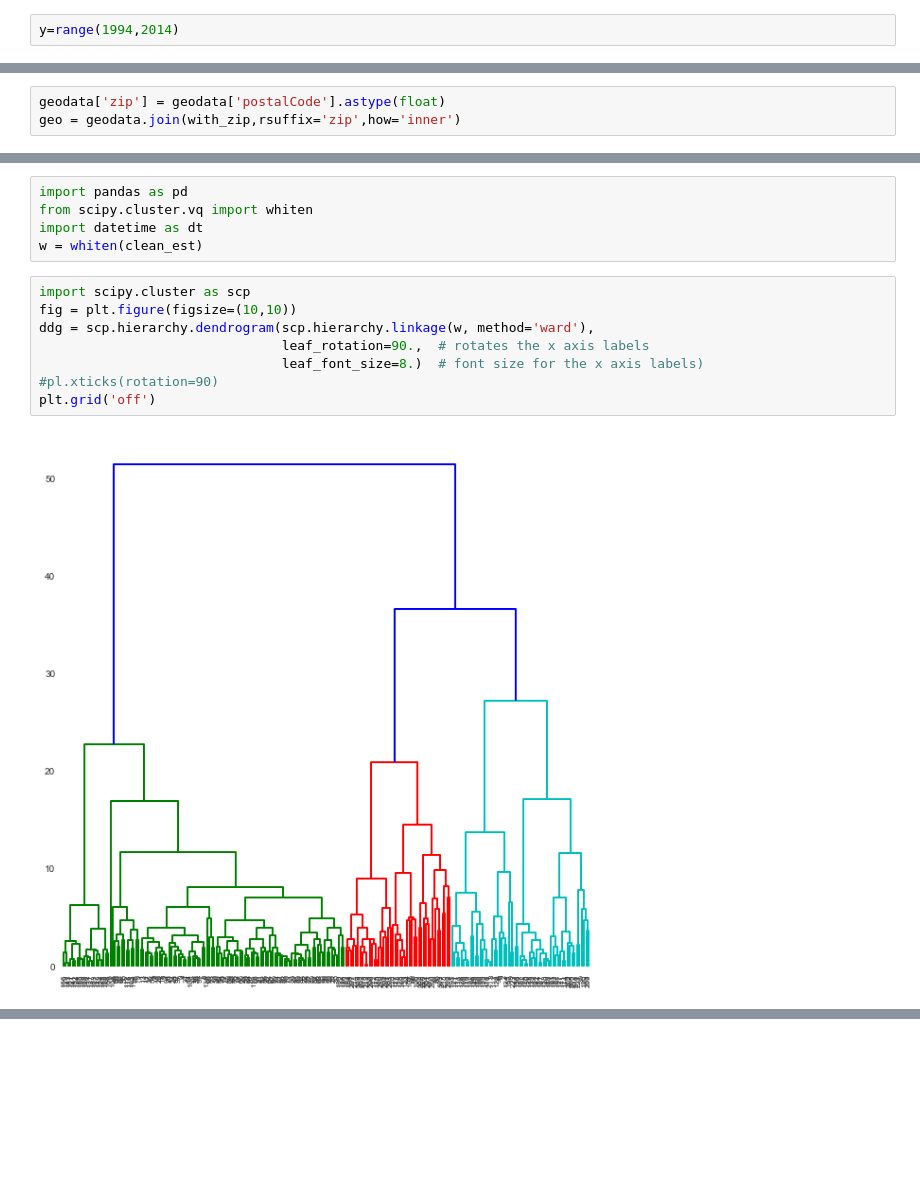
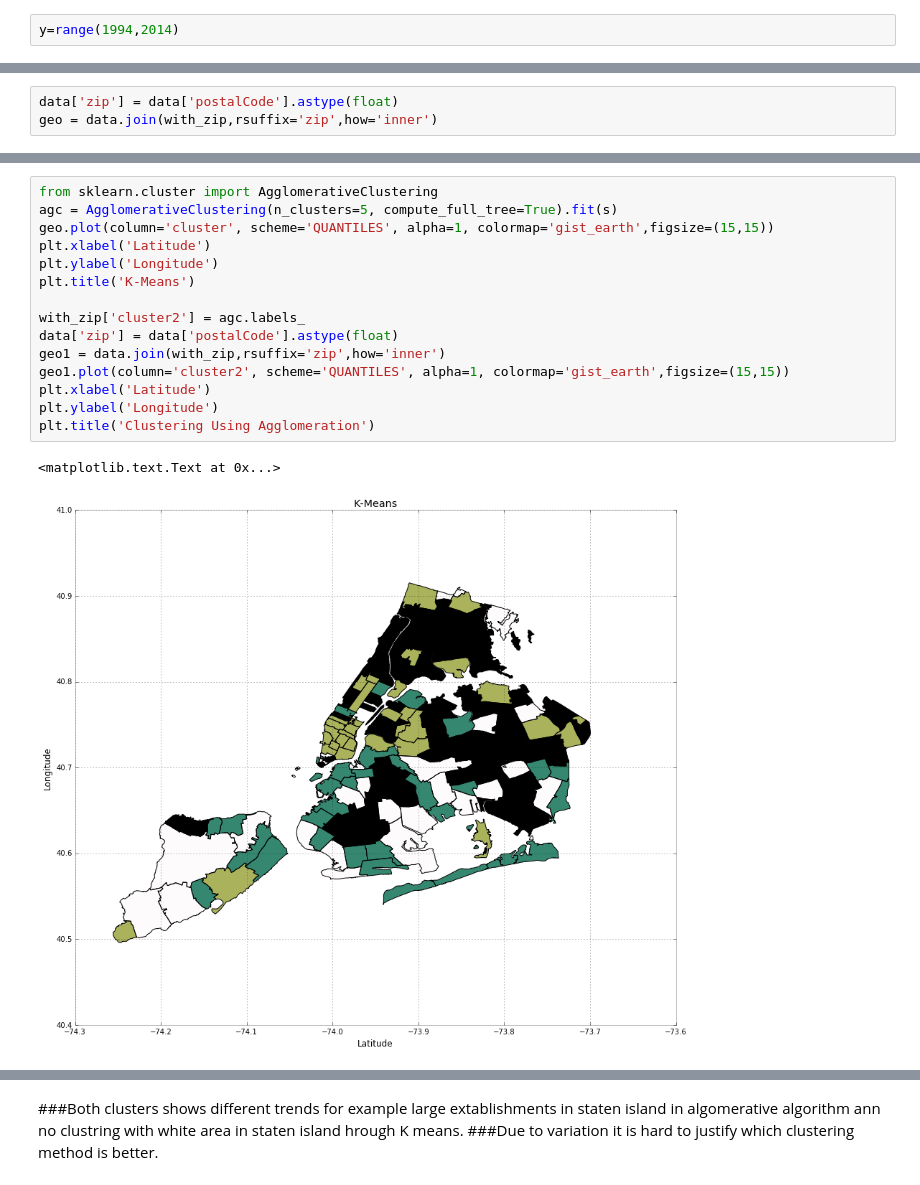
Before and after one commit to nk1877/PUI2015_nkishore, a Jupyter notebook: HW10/HW10.ipynb, the cells around one changed output, grey strips where cells are left out. Drawn from its saved outputs; the diff is of its cells as text; blank space fills up the shorter version.

```diff
--- a/HW10/HW10.ipynb
+++ b/HW10/HW10.ipynb
@@ -225,3 +223,3 @@ for m in range(5):
 # %%
-geodata['zip'] = geodata['postalCode'].astype(float)
-geo = geodata.join(with_zip,rsuffix='zip',how='inner')
+data['zip'] = data['postalCode'].astype(float)
+geo = data.join(with_zip,rsuffix='zip',how='inner')
@@ -254,15 +226,18 @@ plt.title('Clustering Using Agglomeration')
-# %%
-import pandas as pd
-from scipy.cluster.vq import whiten
-import datetime as dt
-w = whiten(clean_est)
-# %%
-import scipy.cluster as scp
-fig = plt.figure(figsize=(10,10))
-ddg = scp.hierarchy.dendrogram(scp.hierarchy.linkage(w, method='ward'),
-                               leaf_rotation=90.,  # rotates the x axis labels
-                               leaf_font_size=8.)  # font size for the x axis labels)
-#pl.xticks(rotation=90)
-plt.grid('off')
-# %% [output]
-[figure, removed]
+# %%
+from sklearn.cluster import AgglomerativeClustering
+agc = AgglomerativeClustering(n_clusters=5, compute_full_tree=True).fit(s)
+geo.plot(column='cluster', scheme='QUANTILES', alpha=1, colormap='gist_earth',figsize=(15,15))
+plt.xlabel('Latitude')
+plt.ylabel('Longitude')
+plt.title('K-Means')
+
+with_zip['cluster2'] = agc.labels_
+data['zip'] = data['postalCode'].astype(float)
+geo1 = data.join(with_zip,rsuffix='zip',how='inner')
+geo1.plot(column='cluster2', scheme='QUANTILES', alpha=1, colormap='gist_earth',figsize=(15,15))
+plt.xlabel('Latitude')
+plt.ylabel('Longitude')
+plt.title('Clustering Using Agglomeration')
+# %% [output]
+<matplotlib.text.Text at 0x...>
+[figure, added]
@@ -268,0 +245,3 @@ plt.grid('off')
+# %% [markdown]
+###Both clusters shows different trends for example large extablishments in staten island in algomerative algorithm ann no clustring with white area in staten island hrough K means.
+###Due to variation it is hard to justify which clustering method is better.
```
Also changed, not shown: parts of 21 cells of this notebook.
